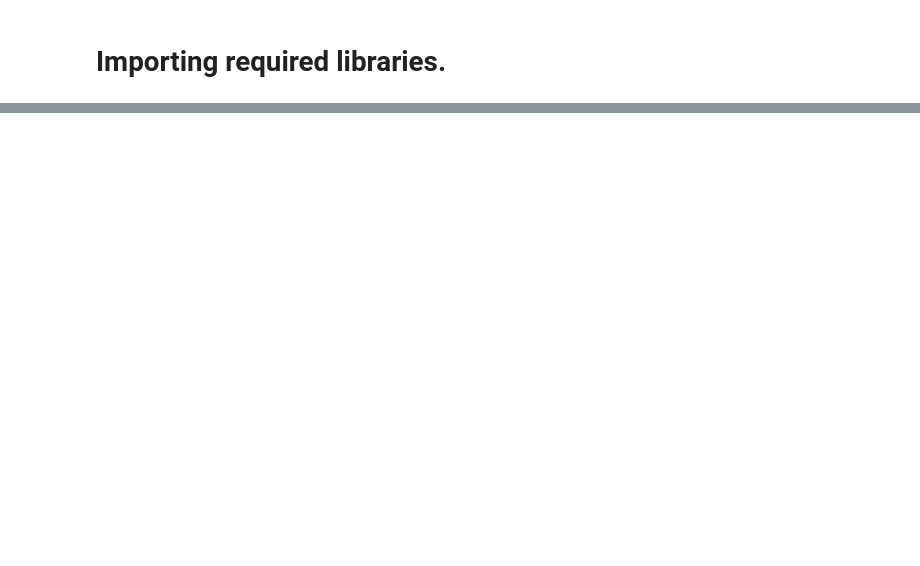
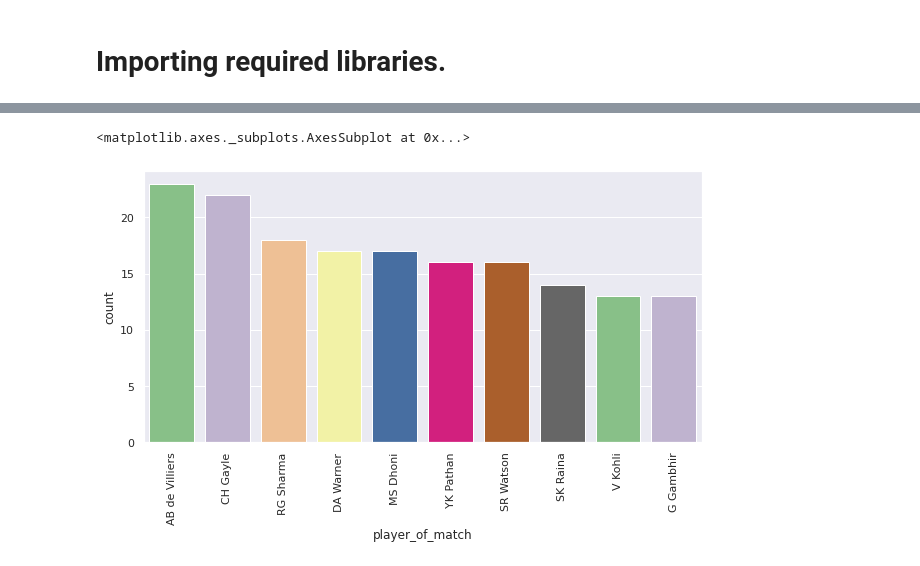
Before and after one commit to ankitatiwari7870/IPL_EDA, a Jupyter notebook: IPL_EDA.ipynb, the cells around one changed output, grey strips where cells are left out. Saved outputs shown, nothing was run; the diff lists cells and outputs as text; code cells hidden in the pictures; blank space fills up the shorter version.

```diff
--- a/IPL_EDA.ipynb
+++ b/IPL_EDA.ipynb
@@ -36,0 +273,3 @@ df_ipl=pd.read_csv(csvfile)
+# %%
+POM=df.groupby(['player_of_match']).size().reset_index(name='count').sort_values(by='count',ascending=False)[:10]
+POM
@@ -36,0 +288,8 @@ df_ipl=pd.read_csv(csvfile)
+# %%
+
+plt.figure(figsize = (10,5))
+plt.xticks(rotation='vertical')
+sns.barplot(x='player_of_match',y='count',data=POM,palette="Accent")
+# %% [output]
+<matplotlib.axes._subplots.AxesSubplot at 0x...>
+[figure, added]
```
Also changed, not shown: parts of 39 cells of this notebook.
